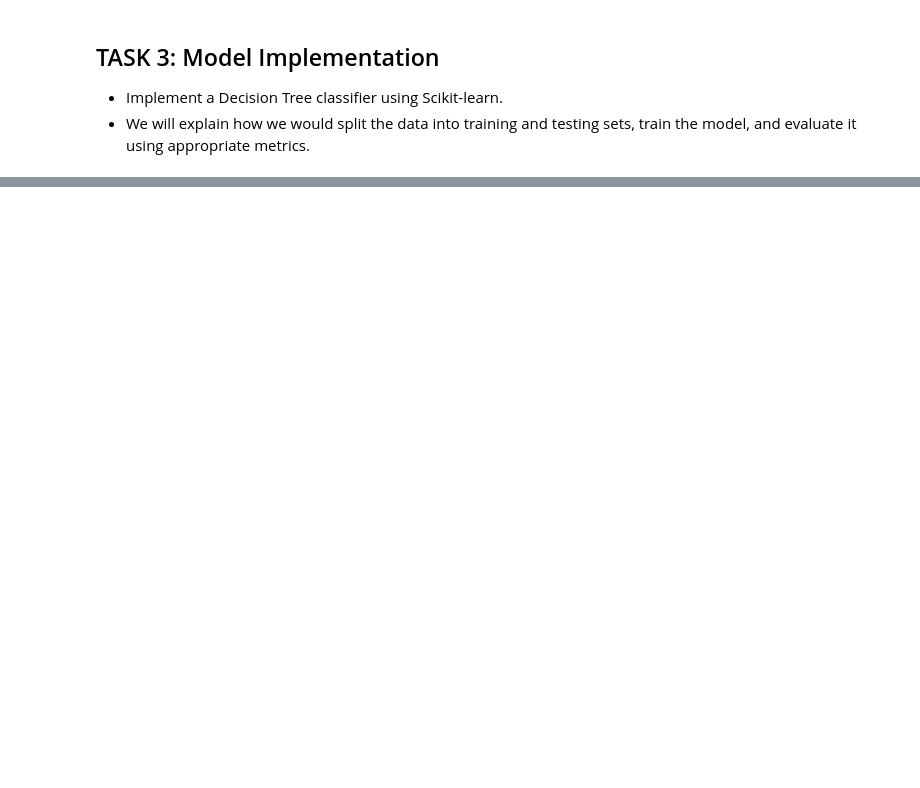
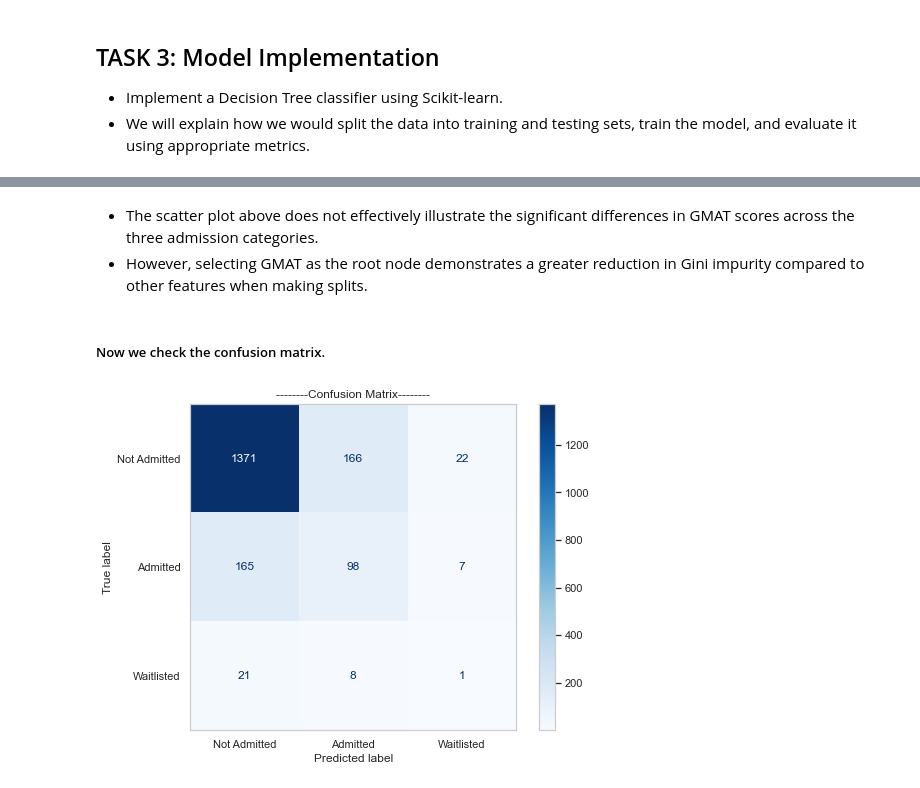
Before and after one commit to sahil82764/MDS-Data-Science, a Jupyter notebook: DSCI-6601-001 Pract Machine Learning 41417/Assignmnet2/Assignmnet2.ipynb, the cells around one changed output, grey strips where cells are left out. Saved outputs shown, nothing was run; the diff lists cells and outputs as text; code cells hidden in the pictures; blank space fills up the shorter version.

```diff
--- a/DSCI-6601-001 Pract Machine Learning 41417/Assignmnet2/Assignmnet2.ipynb
+++ b/DSCI-6601-001 Pract Machine Learning 41417/Assignmnet2/Assignmnet2.ipynb
@@ -282,0 +354,17 @@ Confusion Matrix:
+# %% [markdown]
+- The scatter plot above does not effectively illustrate the significant differences in GMAT scores across the three admission categories.
+- However, selecting GMAT as the root node demonstrates a greater reduction in Gini impurity compared to other features when making splits.
+# %% [markdown]
+##### Now we check the confusion matrix.
+# %%
+# Generating the confusion matrix
+cm = confusion_matrix(y_test, y_pred)
+
+# Displaying the confusion matrix using Matplotlib
+fig, ax = plt.subplots(figsize=(8, 6))
+ConfusionMatrixDisplay(cm, display_labels=['Not Admitted', 'Admitted', 'Waitlisted']).plot(cmap=plt.cm.Blues, ax=ax)
+ax.set_title('--------Confusion Matrix--------')
+plt.grid(False)
+plt.show()
+# %% [output]
+[figure, added]
```
Also changed, not shown: parts of 43 cells of this notebook.
